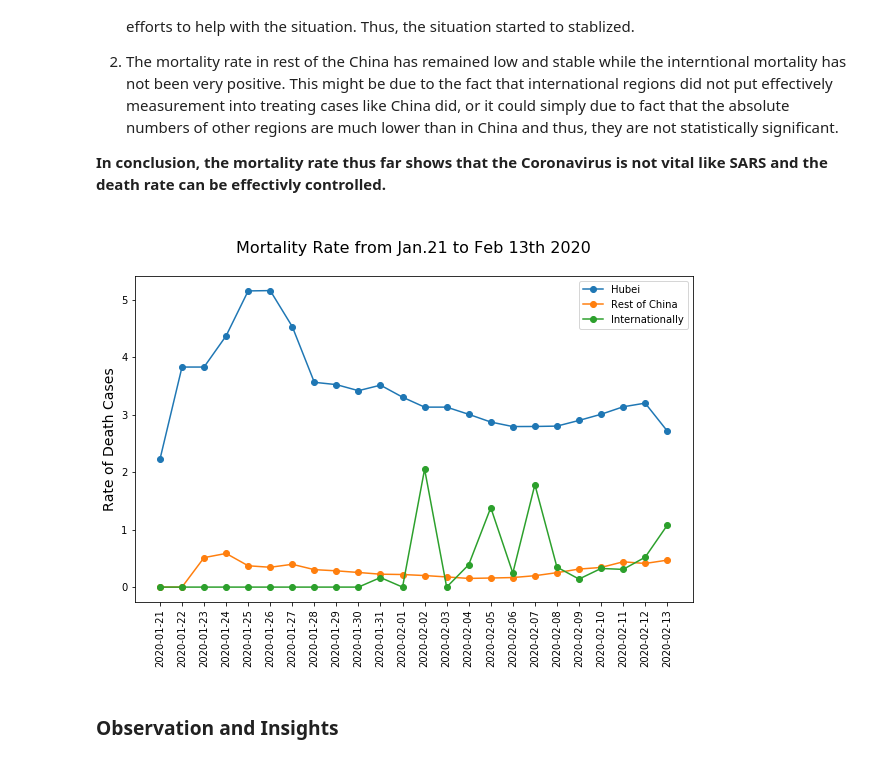
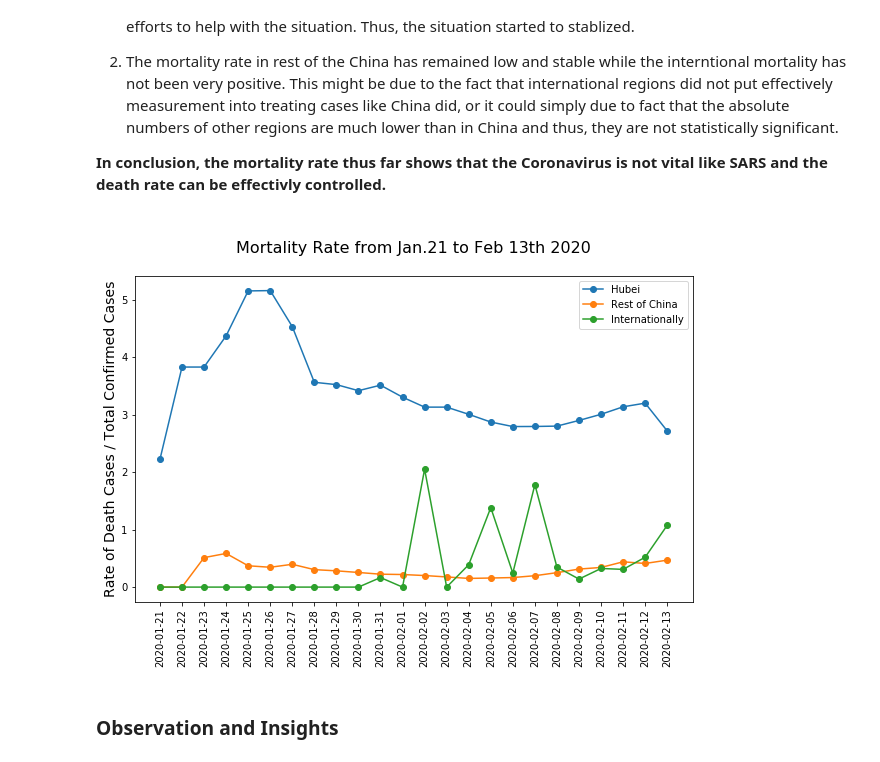
Before and after one commit to wchen928/COVID-19, a Jupyter notebook: COVID_analysis.ipynb, the cells around one changed output. Cells and saved outputs as stored; diff of their text form; code cells hidden in the pictures.

```diff
--- a/COVID_analysis.ipynb
+++ b/COVID_analysis.ipynb
@@ -238,19 +240,19 @@ notChina_bydate["death_rate"] = notChina_bydate.apply(death_rate, axis=1)
 # %%
 plt.figure(figsize=(10,6))
 ax = plt.subplot()
 plt.plot(range(len(Hubei_bydate.just_date)), Hubei_bydate.death_rate, label="Hubei", marker="o")
 plt.plot(range(len(Hubei_bydate.just_date)), restChina_bydate.death_rate, label="Rest of China", marker="o")
 plt.plot(range(len(Hubei_bydate.just_date)), notChina_bydate.death_rate, label="Internationally", marker="o")
 
 #ax.set_ticks = Hubei_bydate.just_date
 ax.set_xticks(range(len(Hubei_bydate.just_date)))
 ax.set_xticklabels(Hubei_bydate.just_date, rotation=90)
 plt.legend()
-plt.ylabel("Rate of Death Cases", fontsize =14)
+plt.ylabel("Rate of Death Cases / Total Confirmed Cases", fontsize =14)
 plt.title("\nMortality Rate from Jan.21 to Feb 13th 2020\n", fontsize = 16)
 plt.show()
 # %% [output]
-[figure, old version]
+[figure, new version]
 # %% [markdown]
 ### Observation and Insights
 # %% [markdown]
```
Also changed, not shown: parts of 4 cells of this notebook.
